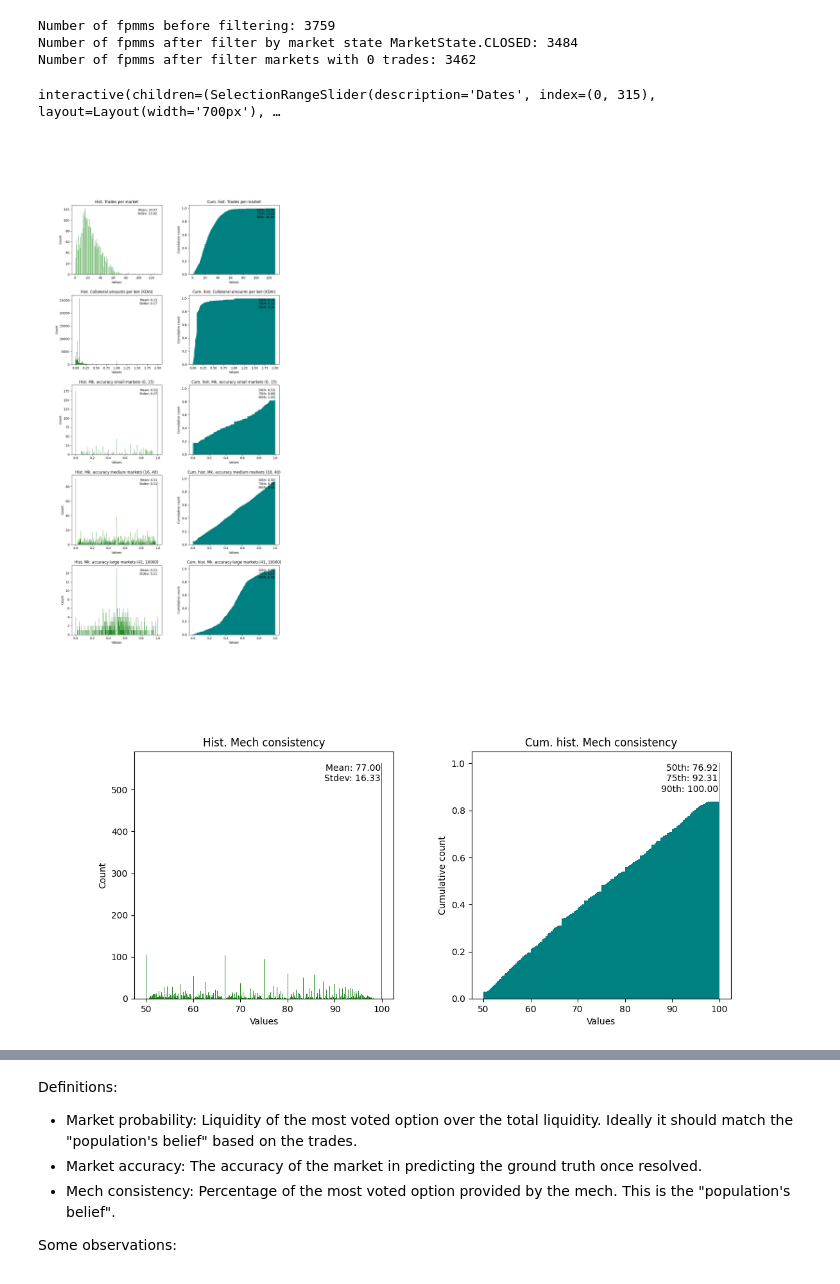
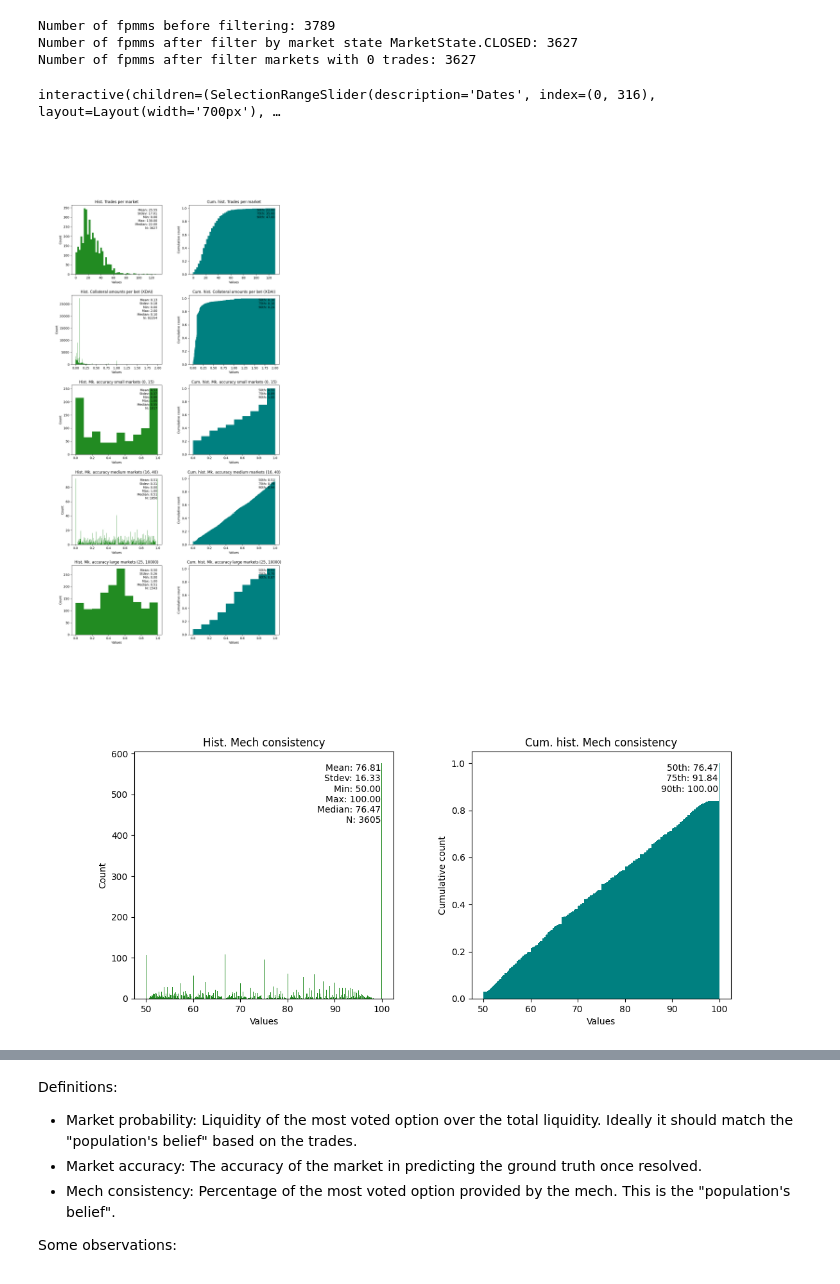
Before and after one commit to valory-xyz/market-creator, a Jupyter notebook: scripts/market_parameters.ipynb, the cells around one changed output, grey strips where cells are left out. Cells and saved outputs as stored; diff of their text form; code cells hidden in the pictures.

```diff
--- a/scripts/market_parameters.ipynb
+++ b/scripts/market_parameters.ipynb
@@ -58,12 +59,19 @@ state = MarketState.CLOSED
 fpmms = filter_fpmms(fpmms, lambda m: get_market_state(m) == state)
 print(f"Number of fpmms after filter by market state {state}: {len(fpmms)}")
 
-fpmms = filter_fpmms(fpmms, lambda m: len(m.get("trades", [])) > 0)
+# Write the IDs of the closed markets sorted by ID to a file
+sorted_closed_market_ids = sorted(fpmms.keys())
+with open('closed_markets_sorted.txt', 'w') as file:
+    for market_id in sorted_closed_market_ids:
+        file.write(f"{market_id}\n")
+
+
+#fpmms = filter_fpmms(fpmms, lambda m: len(m.get("trades", [])) > 0)
 print(f"Number of fpmms after filter markets with 0 trades: {len(fpmms)}")
 # %% [output]
-Number of fpmms before filtering: 3759
-Number of fpmms after filter by market state MarketState.CLOSED: 3484
-Number of fpmms after filter markets with 0 trades: 3462
+Number of fpmms before filtering: 3789
+Number of fpmms after filter by market state MarketState.CLOSED: 3627
+Number of fpmms after filter markets with 0 trades: 3627
 # %%
 # Plot collected data
 
@@ -72,6 +80,11 @@ def plot_histogram(ax1, ax2, values: List[Any], title: str, n_bins: int = 400) -
     summary = describe(values)
     mean = summary.mean
     stdev = np.sqrt(summary.variance)
+    minimum = summary.minmax[0]
+    maximum = summary.minmax[1]
+    median = np.median(values)
+    population_size = summary.nobs
+
 
     bin_size = (max(values) - min(values)) / n_bins
     bins = np.arange(min(values), max(values) + bin_size, bin_size)
@@ -85,7 +98,7 @@ def plot_histogram(ax1, ax2, values: List[Any], title: str, n_bins: int = 400) -
     ax1.set_xlabel('Values')
     ax1.set_ylabel('Count')
     ax1.set_title(f'Hist. {title}')
-    ax1.text(0.95, 0.95, f'Mean: {mean:.2f}\nStdev: {stdev:.2f}',
+    ax1.text(0.95, 0.95, f'Mean: {mean:.2f}\nStdev: {stdev:.2f}\nMin: {minimum:.2f}\nMax: {maximum:.2f}\nMedian: {median:.2f}\nN: {population_size}',
              transform=ax1.transAxes, fontsize=10, verticalalignment='top', horizontalalignment='right')
 
     # Plot cumulative histogram
@@ -144,7 +157,7 @@ def get_market_accuracy(fpmms: Dict[str, Dict[str, Any]]) -> List[float]:
 
 small_markets = (0, 15)
 medium_markets = (16, 40)
-large_markets = (41, 10000)
+large_markets = (25, 10000)
 
 def update_histograms(date_range):
     start_date, end_date = date_range
@@ -158,7 +171,7 @@ def update_histograms(date_range):
     # Trades per market
     trades_per_market = [len(market_data.get('trades', {})) for market_data in filtered_fpmms.values()]
     ax1, ax2 = axs[0]
-    plot_histogram(ax1, ax2, trades_per_market, "Trades per market")
+    plot_histogram(ax1, ax2, trades_per_market, "Trades per market", n_bins=50)
 
     # Collateral amounts invested
     collateral_amounts = []
@@ -176,7 +189,7 @@ def update_histograms(date_range):
     filtered_small_fpmms = filter_fpmms(filtered_fpmms, lambda m: len(m.get('trades', {})) <= small_markets[1])
     accuracy = get_market_accuracy(filtered_small_fpmms)
     ax1, ax2 = axs[2]
-    plot_histogram(ax1, ax2, accuracy, f"Mk. accuracy small markets {small_markets}")
+    plot_histogram(ax1, ax2, accuracy, f"Mk. accuracy small markets {small_markets}", n_bins=10)
 
     filtered_medium_fpmms = filter_fpmms(filtered_fpmms, lambda m: medium_markets[0] <= len(m.get('trades', {})) <= medium_markets[1])
     accuracy = get_market_accuracy(filtered_medium_fpmms)
@@ -186,7 +199,7 @@ def update_histograms(date_range):
     filtered_large_fpmms = filter_fpmms(filtered_fpmms, lambda m: large_markets[0] <= len(m.get('trades', {})))
     accuracy = get_market_accuracy(filtered_large_fpmms)
     ax1, ax2 = axs[4]
-    plot_histogram(ax1, ax2, accuracy, f"Mk. accuracy large markets {large_markets}")
+    plot_histogram(ax1, ax2, accuracy, f"Mk. accuracy large markets {large_markets}", n_bins=10)
 
     fig.canvas.draw_idle()
 
@@ -196,35 +209,35 @@ num_histograms = 5
 fig, axs = create_subplot_grid(num_histograms)
 
 # Dates slider
 min_creation_timestamp = int(datetime.now(timezone.utc).timestamp())
 
 for market_data in fpmms.values():
     creation_timestamp = int(market_data['creationTimestamp'])
     if creation_timestamp < min_creation_timestamp:
         min_creation_timestamp = creation_timestamp
 
 start_date = datetime.fromtimestamp(min_creation_timestamp, tz=timezone.utc)
 end_date = datetime.now(timezone.utc)
 
 dates = pd.date_range(start_date, end_date, freq='D')
 options = [(date.strftime(' %d %b %Y '), date) for date in dates]
 index = (0, len(options)-1)
 
 selection_range_slider = widgets.SelectionRangeSlider(
     options=options,
     index=index,
     description='Dates',
     orientation='horizontal',
     layout={'width' : '700px'},
 )
 
 # Interactive plot
 plt.ion()
 interactive_widget = widgets.interactive(update_histograms, date_range=selection_range_slider)
 display(interactive_widget)
 # %% [output]
-interactive(children=(SelectionRangeSlider(description='Dates', index=(0, 315), layout=Layout(width='700px'), …
+interactive(children=(SelectionRangeSlider(description='Dates', index=(0, 316), layout=Layout(width='700px'), …
-[figure, old version]
+[figure, new version]
 # %%
 # Mech consistency
 consistency = []
@@ -240,7 +253,7 @@ for market_data in fpmms.values():
 fig, axs = create_subplot_grid(1)
 plot_histogram(axs[0][0], axs[0][1], consistency, "Mech consistency")
 # %% [output]
-[figure, old version]
+[figure, new version]
 # %%
 # Market simulation functions
 
```
Also changed, not shown: parts of 3 cells of this notebook, 1 other file.
